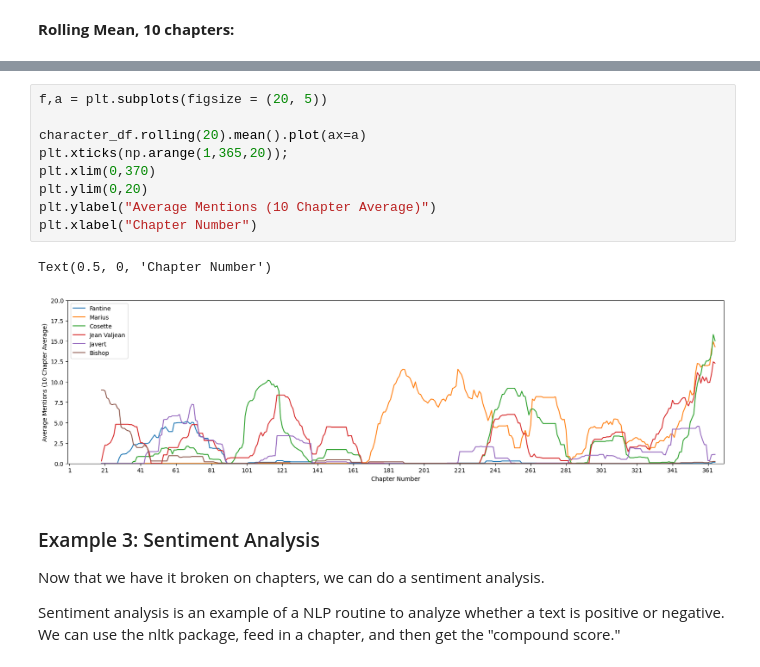
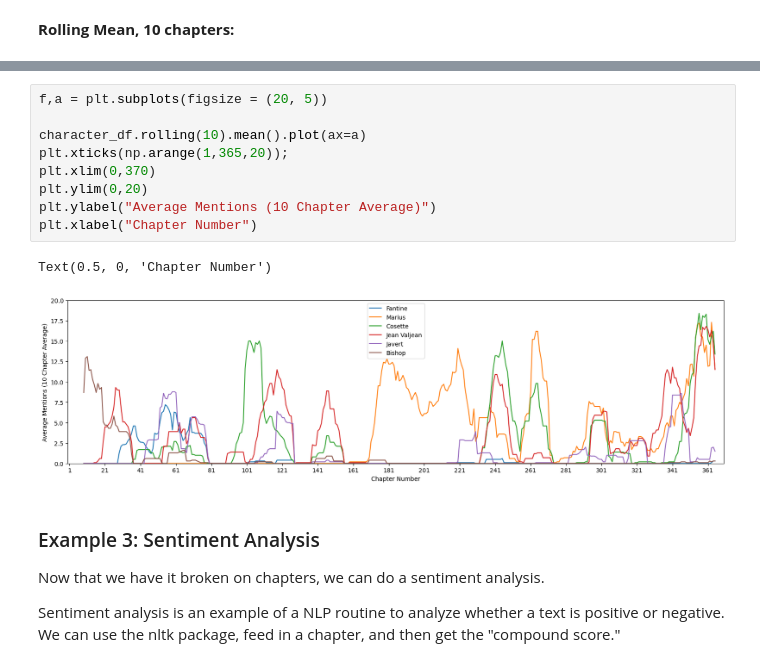
Before and after one commit to jphutch/ACE-592-SAE, a Jupyter notebook: Lectures/2_Text/30_Feeling_Miserable.ipynb, the cells around one changed output, grey strips where cells are left out. Drawn from its saved outputs; the diff is of its cells as text.

```diff
--- a/Lectures/2_Text/30_Feeling_Miserable.ipynb
+++ b/Lectures/2_Text/30_Feeling_Miserable.ipynb
@@ -815,15 +844,15 @@ __Rolling Mean, 10 chapters:__
 # %%
 f,a = plt.subplots(figsize = (20, 5))
 
-character_df.rolling(20).mean().plot(ax=a)
+character_df.rolling(10).mean().plot(ax=a)
 plt.xticks(np.arange(1,365,20));
 plt.xlim(0,370)
 plt.ylim(0,20)
 plt.ylabel("Average Mentions (10 Chapter Average)")
 plt.xlabel("Chapter Number")
 # %% [output]
 Text(0.5, 0, 'Chapter Number')
-[figure, old version]
+[figure, new version]
 # %% [markdown]
 ### Example 3: Sentiment Analysis
 Now that we have it broken on chapters, we can do a sentiment analysis.
```
Also changed, not shown: parts of 11 cells of this notebook, 10 other files.
